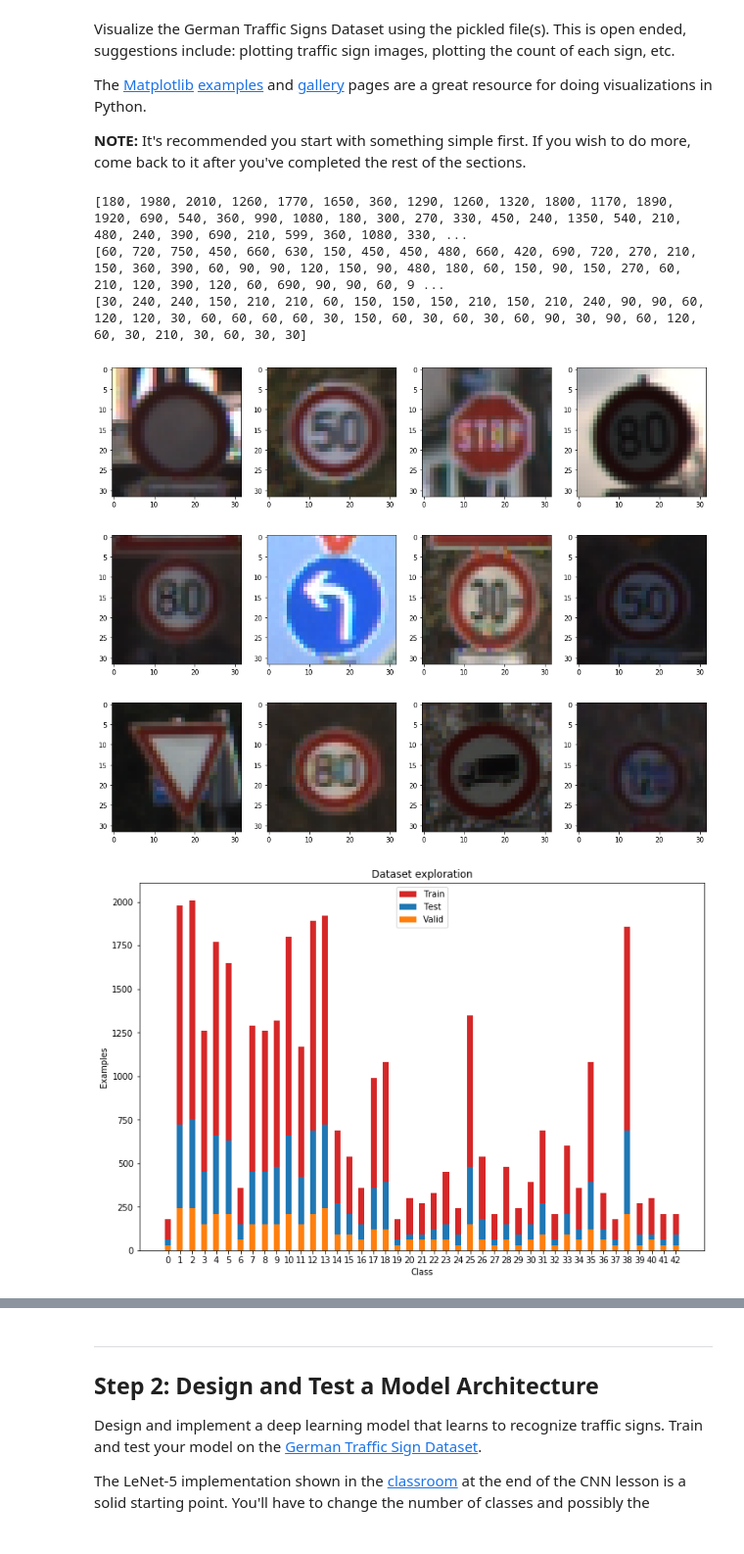
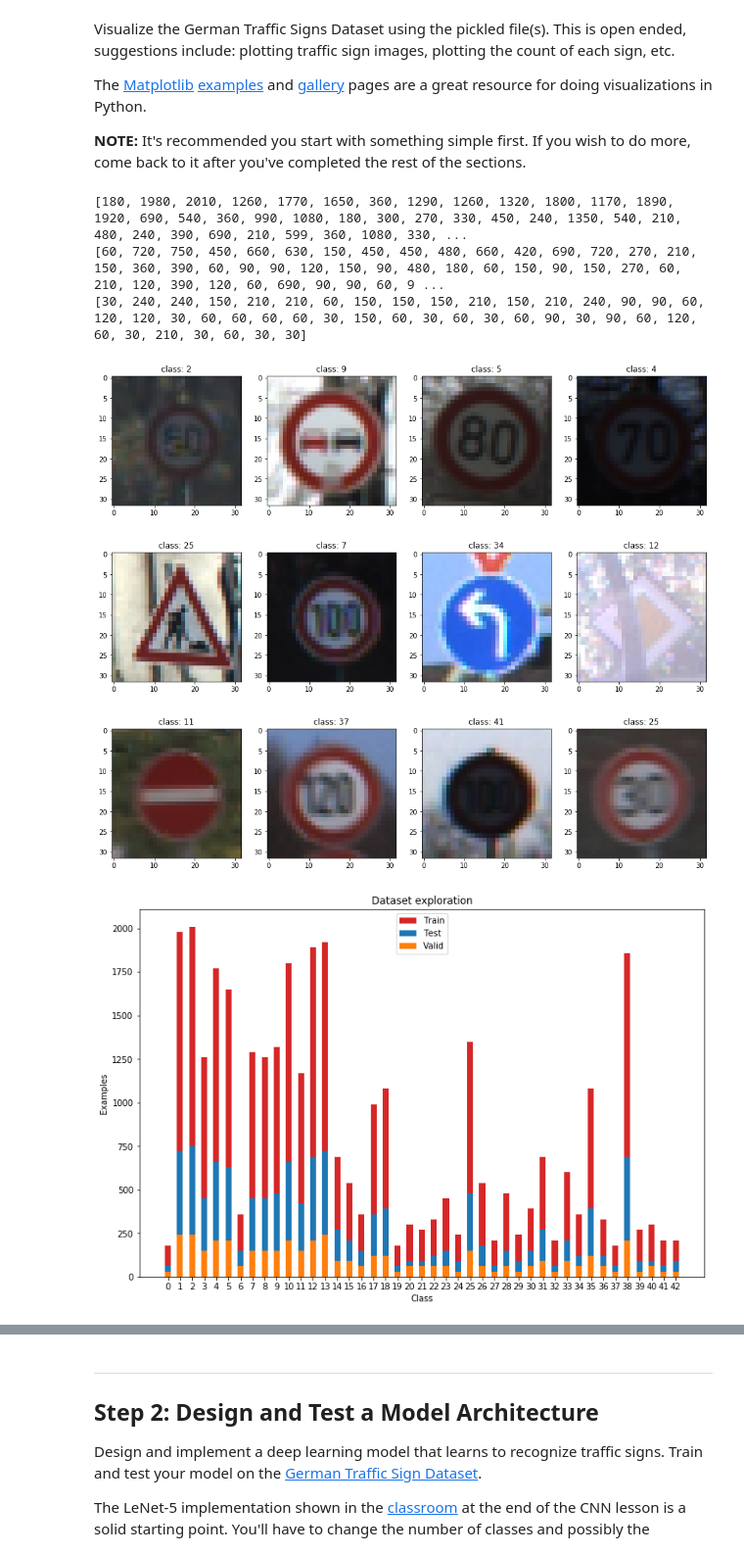
Before and after one commit to Blitzman/CarND-Traffic-Sign-Classifier-Project, a Jupyter notebook: Traffic_Sign_Classifier.ipynb, the cells around one changed output, grey strips where cells are left out. Shown at 98% size. Saved outputs shown, nothing was run; the diff lists cells and outputs as text; code cells hidden in the pictures.

Commit message:
fix visualization bug in notebook and add proper images to exploration

```diff
--- a/Traffic_Sign_Classifier.ipynb
+++ b/Traffic_Sign_Classifier.ipynb
@@ -135,6 +135,7 @@ examples_train = [rnd.randint(0, n_train) for r in range(num_examples_train)]
 fig_examples_train = plt.figure(figsize=(16, 6))
 for i in range(num_examples_train):
     fig_examples_train.add_subplot(1, num_examples_train, i+1)
+    plt.title('class: {}'.format(y_train[examples_train[i]]))
     plt.imshow(X_train[examples_train[i]])
 
 num_examples_test = 4
@@ -143,48 +144,50 @@ examples_test = [rnd.randint(0, n_test) for r in range(num_examples_test)]
 fig_examples_test = plt.figure(figsize=(16, 6))
 for i in range(num_examples_test):
     fig_examples_test.add_subplot(1, num_examples_test, i+1)
+    plt.title('class: {}'.format(y_test[examples_test[i]]))
     plt.imshow(X_test[examples_test[i]])
 
 num_examples_valid = 4
-examples_valid = [rnd.randint(0, n_test) for r in range(num_examples_valid)]
+examples_valid = [rnd.randint(0, n_valid) for r in range(num_examples_valid)]
 
 fig_examples_valid = plt.figure(figsize=(16, 6))
 for i in range(num_examples_valid):
     fig_examples_valid.add_subplot(1, num_examples_valid, i+1)
+    plt.title('class: {}'.format(y_valid[examples_valid[i]]))
     plt.imshow(X_test[examples_valid[i]])
 
 ### Show per-class occurrences for training/test/valid splits
 
 N = n_classes
 train_occurrences = [list(y_train).count(x) for x in set(y_train)]
 test_occurrences = [list(y_test).count(x) for x in set(y_test)]
 valid_occurrences = [list(y_valid).count(x) for x in set(y_valid)]
 
 print(train_occurrences)
 print(test_occurrences)
 print(valid_occurrences)
 
 ind = np.arange(N)
 width = 0.5
 
 plt.figure(figsize=(12,8))
 
 p1 = plt.bar(ind, train_occurrences, width, color='#d62728', label="Train")
 p2 = plt.bar(ind, test_occurrences, width, label="Test")
 p3 = plt.bar(ind, valid_occurrences, width, label="Valid")
 
 plt.ylabel('Examples')
 plt.xlabel('Class')
 plt.title('Dataset exploration')
 plt.xticks(ind)
 plt.legend(loc='upper center')
 
 plt.show()
 # %% [output]
 [180, 1980, 2010, 1260, 1770, 1650, 360, 1290, 1260, 1320, 1800, 1170, 1890, 1920, 690, 540, 360, 990, 1080, 180, 300, 270, 330, 450, 240, 1350, 540, 210, 480, 240, 390, 690, 210, 599, 360, 1080, 330, ...
 [60, 720, 750, 450, 660, 630, 150, 450, 450, 480, 660, 420, 690, 720, 270, 210, 150, 360, 390, 60, 90, 90, 120, 150, 90, 480, 180, 60, 150, 90, 150, 270, 60, 210, 120, 390, 120, 60, 690, 90, 90, 60, 9 ...
 [30, 240, 240, 150, 210, 210, 60, 150, 150, 150, 210, 150, 210, 240, 90, 90, 60, 120, 120, 30, 60, 60, 60, 60, 30, 150, 60, 30, 60, 30, 60, 90, 30, 90, 60, 120, 60, 30, 210, 30, 60, 30, 30]
-[figure, old version]
+[figure, new version]
-[figure, old version]
+[figure, new version]
-[figure, old version]
+[figure, new version]
 [figure]
```
Also changed, not shown: parts of 3 cells of this notebook, 4 other files.
